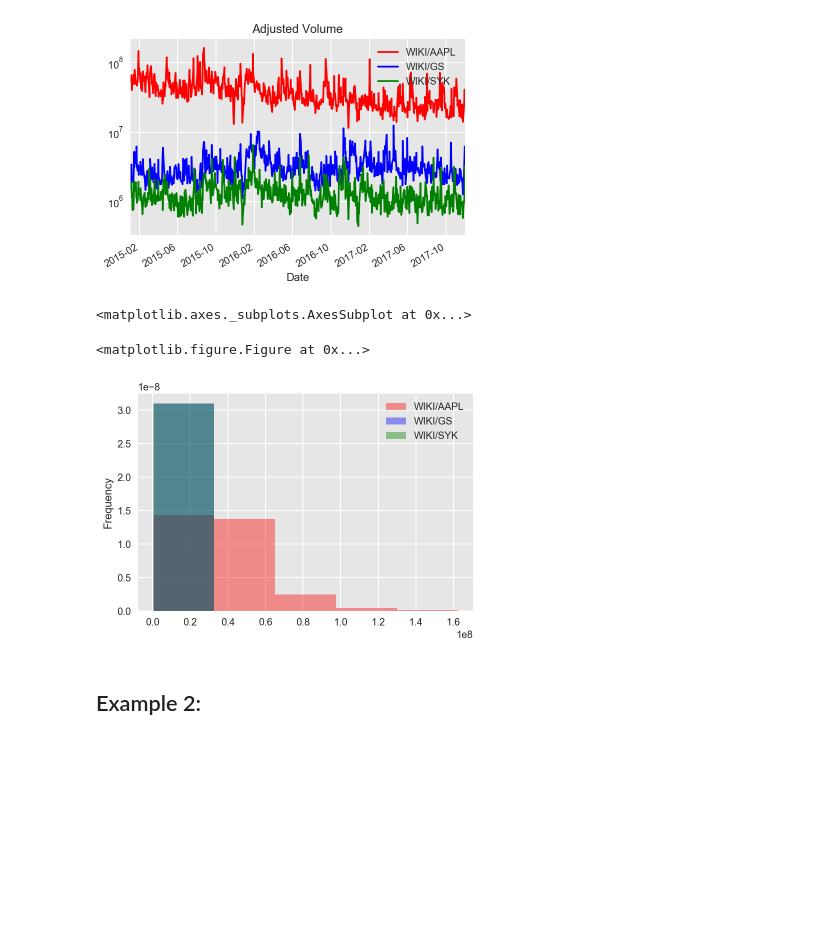
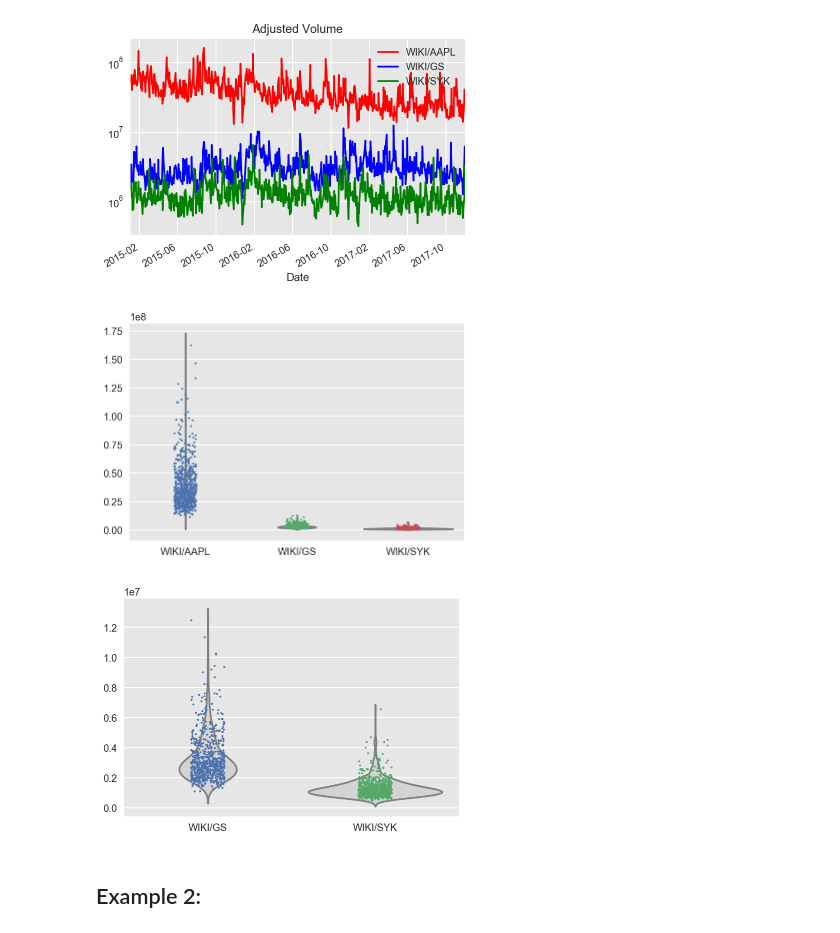
Before and after one commit to arminv/Portfolio-Backtesting-Project, a Jupyter notebook: Backtesting_Project.ipynb, the cells around one changed output. Saved outputs shown, nothing was run; the diff lists cells and outputs as text; code cells hidden in the pictures; blank space fills up the shorter version.

Commit message:
Added stripplot + violinplot of volume using seaborn.

```diff
--- a/Backtesting_Project.ipynb
+++ b/Backtesting_Project.ipynb
@@ -396,13 +396,20 @@ plt.title('Adjusted Volume')
 # %% [output]
 <matplotlib.text.Text at 0x...>
 [figure]
-# %%
-# histogram of trading volumes:
-plt.figure()
-vol.plot(kind= 'hist', bins=5, color= ['r', 'b', 'g'], alpha=0.4, normed= True)
-# %% [output]
-<matplotlib.axes._subplots.AxesSubplot at 0x...>
-<matplotlib.figure.Figure at 0x...>
-[figure, removed]
+# %%
+# stripplot + violinplot of volume using seaborn:
+sns.stripplot(data=vol, size=2, jitter= True)
+sns.violinplot(data=vol, inner=None, color= 'lightgray')
+plt.show()
+# apple's trading volume dwarfs the others!
+# %% [output]
+[figure, added]
+# %%
+# to get a better picture for GS and SYK we focus only on them:
+sns.stripplot(data=vol.loc[:, ['WIKI/GS','WIKI/SYK']], size=2, jitter= True)
+sns.violinplot(data=vol.loc[:, ['WIKI/GS','WIKI/SYK']], inner=None, color= 'lightgray')
+plt.show()
+# %% [output]
+[figure, added]
 # %% [markdown]
 ## Example 2:
```
